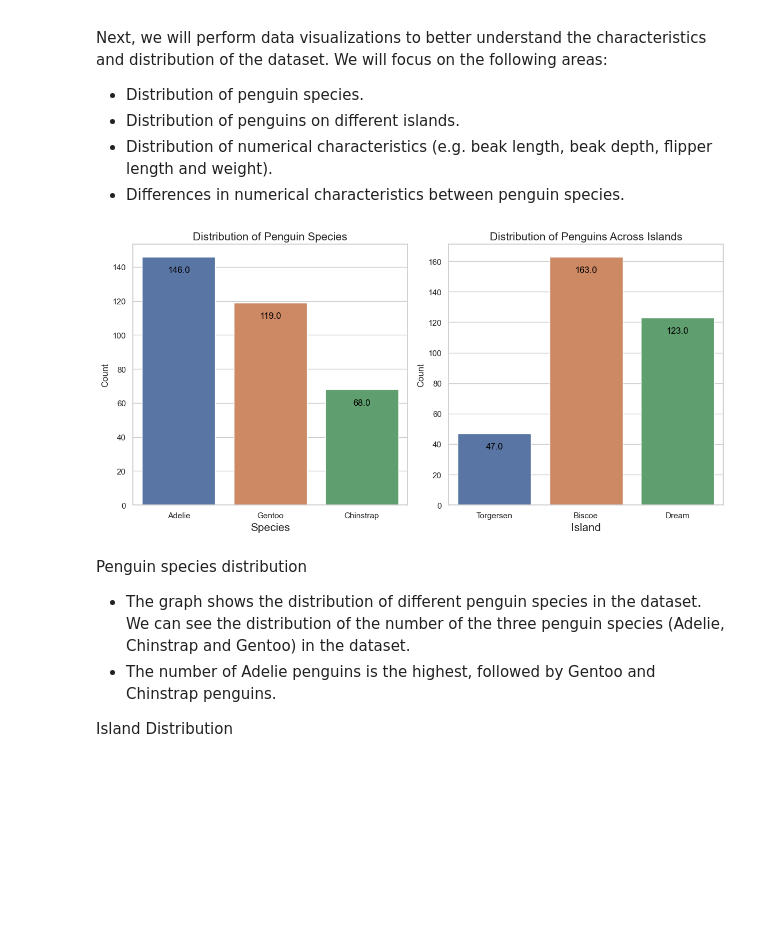
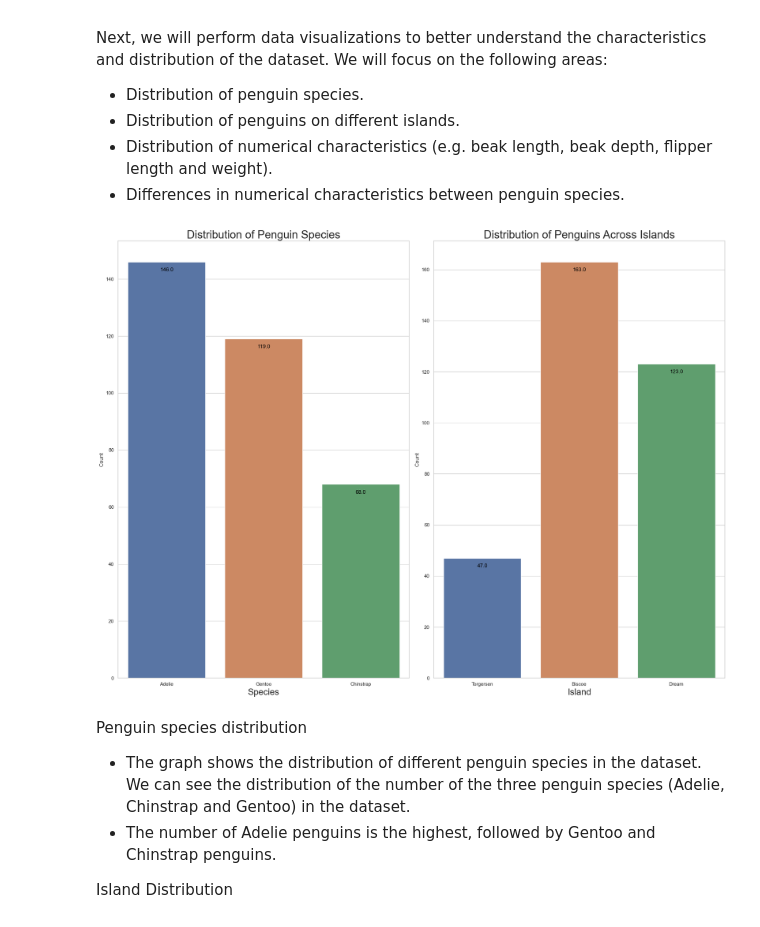
Before and after one commit to Slliki/MScProject, a Jupyter notebook: AI_TA/Coursework/AI_Cousework.ipynb, the cells around one changed output. Drawn from its saved outputs; the diff is of its cells as text; code cells hidden in the pictures; blank space fills up the shorter version.

```diff
--- a/AI_TA/Coursework/AI_Cousework.ipynb
+++ b/AI_TA/Coursework/AI_Cousework.ipynb
@@ -186,31 +186,31 @@ Next, we will perform data visualizations to better understand the characteristi
 # %%
 # set the aesthetic style of the plots
 sns.set(style="whitegrid")
-fig, ax = plt.subplots(1, 2, figsize=(12, 6))
+fig, ax = plt.subplots(1, 2, figsize=(20, 15))
 
 # distribution of penguin species
 sns.countplot(x='species', data=penguins, ax=ax[0])
-ax[0].set_title('Distribution of Penguin Species', size=15)
-ax[0].set_xlabel('Species', size=15)
+ax[0].set_title('Distribution of Penguin Species', size=25)
+ax[0].set_xlabel('Species', size=20)
 ax[0].set_ylabel('Count')
 # set individual bar lables
 for p in ax[0].patches:
     ax[0].annotate(f'\n{p.get_height()}', (p.get_x()+0.4, p.get_height()), ha='center', va='top', color='black', size=12)
 
 # distribution of penguins across islands
 sns.countplot(x='island', data=penguins, ax=ax[1])
-ax[1].set_title('Distribution of Penguins Across Islands', size=15)
-ax[1].set_xlabel('Island', size=15)
+ax[1].set_title('Distribution of Penguins Across Islands', size=25)
+ax[1].set_xlabel('Island', size=20)
 ax[1].set_ylabel('Count')
 for p in ax[1].patches:
     ax[1].annotate(f'\n{p.get_height()}', (p.get_x()+0.4, p.get_height()), ha='center', va='top', color='black', size=12)
 
 plt.tight_layout()
 plt.show()
 # export the plot
-# fig.savefig('./datasets/distribution_of_species-islands.png')
+fig.savefig('./datasets/distribution_of_species-islands.png')
 # %% [output]
-[figure, old version]
+[figure, new version]
 # %% [markdown]
 Penguin species distribution
 - The graph shows the distribution of different penguin species in the dataset. We can see the distribution of the number of the three penguin species (Adelie, Chinstrap and Gentoo) in the dataset.
```
Also changed, not shown: parts of 6 cells of this notebook, 2 other files.
